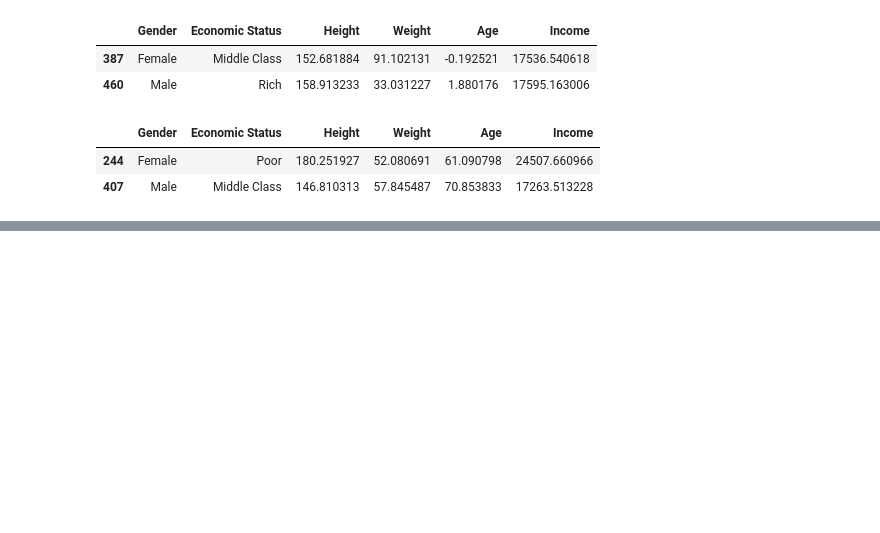
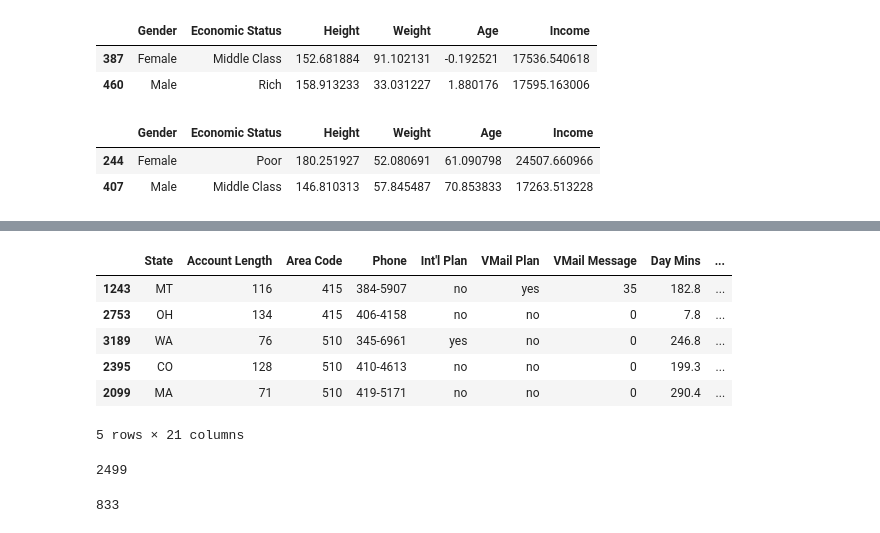
Before and after one commit to eligiuz/python_ml_course, a Jupyter notebook: NoteBooks_nuevos/T2 - 3- Data Cleaning _ Agrupación de datos.ipynb, the cells around one changed output, grey strips where cells are left out. Saved outputs shown, nothing was run; the diff lists cells and outputs as text; code cells hidden in the pictures; blank space fills up the shorter version.

```diff
--- a/NoteBooks_nuevos/T2 - 3- Data Cleaning _ Agrupación de datos.ipynb
+++ b/NoteBooks_nuevos/T2 - 3- Data Cleaning _ Agrupación de datos.ipynb
@@ -376,0 +460,12 @@ age_grouped.tail(1) # los mas viejos
+# %%
+data = sklearn.utils.shuffle(data) # se mezclan aleatoriamente las filas
+# %%
+data.head()
+# %% [output]
+|  | State | Account Length | Area Code | Phone | Int'l Plan | VMail Plan | VMail Message | Day Mins | ... |
+| 1243 | MT | 116 | 415 | 384-5907 | no | yes | 35 | 182.8 | ... |
+| 2753 | OH | 134 | 415 | 406-4158 | no | no | 0 | 7.8 | ... |
+| 3189 | WA | 76 | 510 | 345-6961 | yes | no | 0 | 246.8 | ... |
+| 2395 | CO | 128 | 510 | 410-4613 | no | no | 0 | 199.3 | ... |
+| 2099 | MA | 71 | 510 | 419-5171 | no | no | 0 | 290.4 | ... |
+5 rows × 21 columns
@@ -376,0 +476,8 @@ age_grouped.tail(1) # los mas viejos
+# %%
+len(train_data)
+# %% [output]
+2499
+# %%
+len(test_data)
+# %% [output]
+833
```
Also changed, not shown: parts of 24 cells of this notebook, 1 other file.
